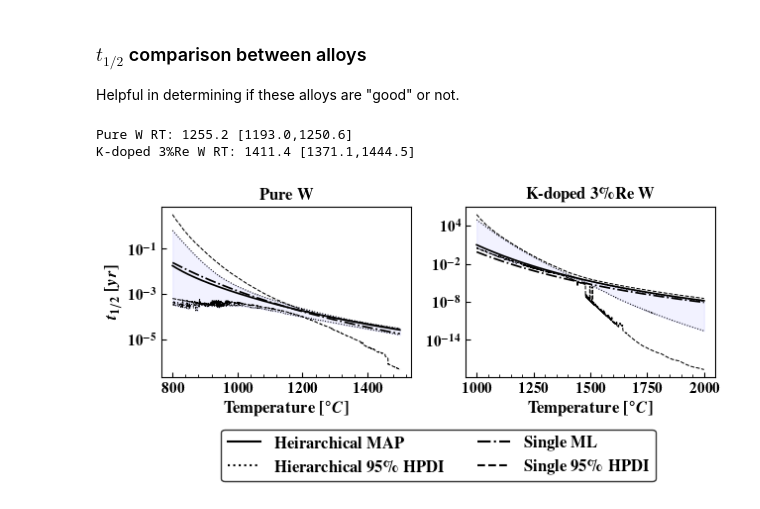
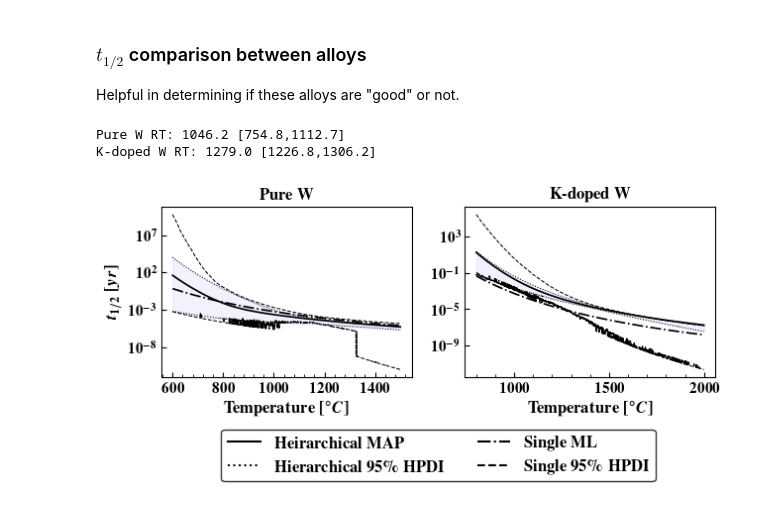
Before and after one commit to ml-ME-gatech/modeling_tungsten, a Jupyter notebook: recrystallization/model_inference/inference_extension.ipynb, the cells around one changed output. Cells and saved outputs as stored; diff of their text form; code cells hidden in the pictures.

```diff
--- a/recrystallization/model_inference/inference_extension.ipynb
+++ b/recrystallization/model_inference/inference_extension.ipynb
@@ -902,7 +902,7 @@ def estimate_RT(sampled_time: np.ndarray,
 
 model_name = 'JMAK_{}'
 alloy_name = 'K-doped 3%Re W'
-X = 0.5
+X = 0.1
 SECONDS_TO_HOURS = 3600.0
 HOURS_TO_YEAR = 24.0*365.0
 SECONDS_TO_YEAR = SECONDS_TO_HOURS*HOURS_TO_YEAR
@@ -918,8 +918,8 @@ for ax in axes:
 
 axes[0].set_ylabel(r'\textbf{$t_{1/2}$ [$yr$]}',fontsize = 12)
 
-t_ranges = [(800,1500),(1000,2000)]
-for i,(ax,alloy_name,tr) in enumerate(zip(axes,[r'Pure W',r'K-doped 3%Re W'],t_ranges)):
+t_ranges = [(600,1500),(800,2000)]
+for i,(ax,alloy_name,tr) in enumerate(zip(axes,[r'Pure W',r'K-doped W'],t_ranges)):
 
     ax.set_title(r'\textbf{' + alloy_name.replace('%',r'\%') + '}',fontsize = 12)
     #Map Estimate
@@ -952,33 +952,33 @@ for i,(ax,alloy_name,tr) in enumerate(zip(axes,[r'Pure W',r'K-doped 3%Re W'],t_r
     inf_summary = pd.read_csv(INFERENCE_PATH.joinpath(model_name.format(f'{alloy_name}_single_trunc_normal_params.csv')),index_col = 0)
     a1,B1,a2,B2,n,_ = inf_summary.loc[['a1','B1','a2','B2','n','sigma'],'ml'].to_numpy()
 
     t = sample_jmak_model_time(X,jnp.array(temperature),a1,a2,B1,B2,n)
     ax.plot(temperature - 273.15,t/SECONDS_TO_YEAR,lw = 1.25, color = 'k',ls = '-.')
     #Confidence Intervals
     sampled_t = vmapped_sample_model_time(sample_jmak_model_time,X,jnp.array(temperature),
                                               *[posterior_samples[a] for a in ['a1','a2','B1','B2','n']],
                                               sigma = posterior_samples['sigma'])
     lower,upper = numpyro.diagnostics.hpdi(sampled_t.T,0.95)
     ax.plot(temperature - 273.15,lower/SECONDS_TO_YEAR,color = 'k',lw = 0.75,ls = '--')
     ax.plot(temperature - 273.15,upper/SECONDS_TO_YEAR,color = 'k',lw = 0.75,ls = '--')
 
 legend_patches = [
     plt.Line2D([0], [0], color='k', lw=1.5, ls = '-',label = r'\textbf{Heirarchical MAP}'),
     plt.Line2D([0], [0], color='k', lw=1.5, ls = ':',label = r'\textbf{Hierarchical 95\% HPDI}'),
     plt.Line2D([0], [0], color='k', lw=1.5, ls = '-.',label = r'\textbf{Single ML}'),
     plt.Line2D([0], [0], color='k', lw=1.5, ls = '--',label = r'\textbf{Single 95\% HPDI}'),
 ]
 
 legend = legend_ax.legend(handles = legend_patches,loc = 'center',fontsize = 12.0,frameon = True,ncol = 2)
 legend_ax.axis('off')
 frame = legend.get_frame()
 frame.set_linewidth(1.0)
 frame.set_edgecolor('k')
 for ax in axes:
     ax.set_yscale('log')
 fig.tight_layout()
 #fig.savefig(GIT_IMAGE_PATH.joinpath('half_rx_time_trunc_normal.svg'),bbox_inches = 'tight')
 # %% [output]
-Pure W RT: 1255.2 [1193.0,1250.6]
-K-doped 3%Re W RT: 1411.4 [1371.1,1444.5]
+Pure W RT: 1046.2 [754.8,1112.7]
+K-doped W RT: 1279.0 [1226.8,1306.2]
-[figure, old version]
+[figure, new version]
```
Also changed, not shown: 18 other files.
